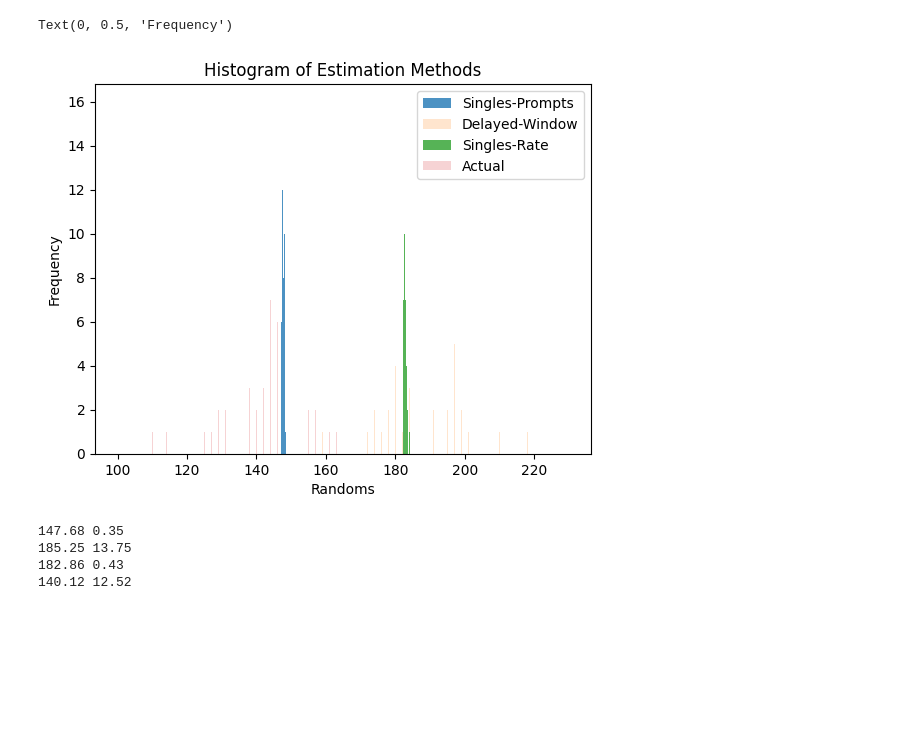
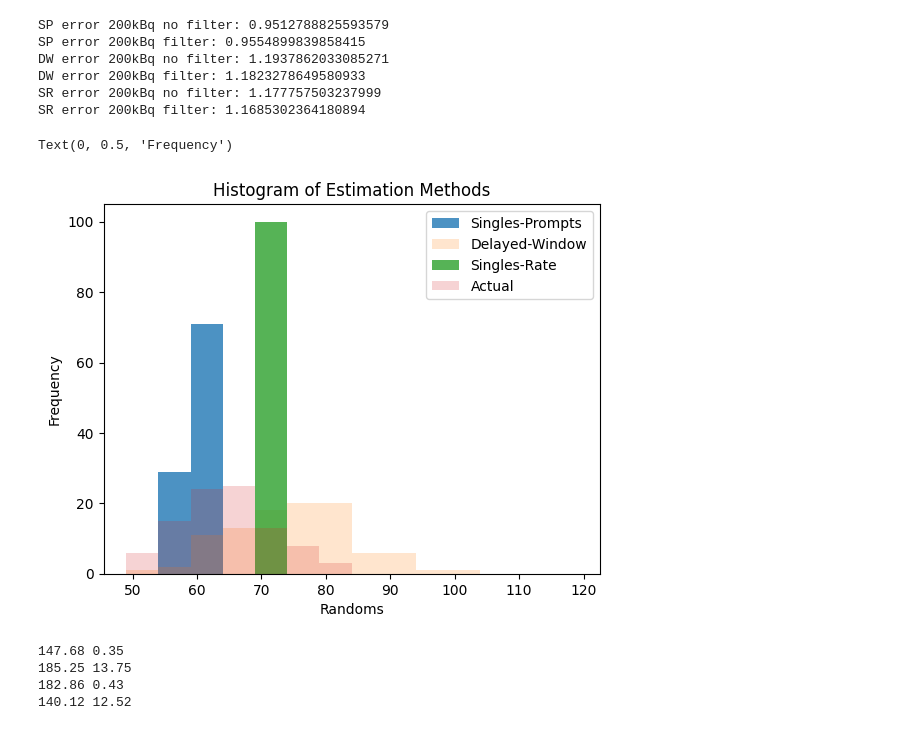
Before and after one commit to eeganr/petGATEsim, a Jupyter notebook: analysis/analysis.ipynb, the cells around one changed output. Drawn from its saved outputs; the diff is of its cells as text; code cells hidden in the pictures; blank space fills up the shorter version.

```diff
--- a/analysis/analysis.ipynb
+++ b/analysis/analysis.ipynb
@@ -5,5 +5,15 @@ import matplotlib.pyplot as plt
 from scipy.optimize import curve_fit
 from scipy.special import factorial
 import scipy.stats as stats
-import math
+import paramiko
+from getpass import getpass
 %matplotlib inline
+FILE_PREFIX = '/home/users/eeganr/petGATEsim/analysis/'
+# %%
+ssh = paramiko.SSHClient()
+ssh.set_missing_host_key_policy(paramiko.AutoAddPolicy())
+ssh.connect('login.sherlock.stanford.edu', 22, 'eeganr', getpass("Password: "))
+key_auth = str(ssh.get_transport())
+if 'awaiting auth' in key_auth:
+    (ssh.get_transport()).auth_interactive_dumb('eeganr')
+sftp_client = ssh.open_sftp()
@@ -10,3 +30,8 @@ import math
+# %%
+def load_csv(filename):
+    remote_file = sftp_client.open(FILE_PREFIX + filename)
+    remote_file.prefetch()
+    return pd.read_csv(remote_file, index_col=0)
 # %%
-data = pd.read_csv('estimations.csv')
-data.drop(columns=['Unnamed: 0'], inplace=True)
+df200kBq = load_csv('estimates200kBq.csv')
+df200kBq_filter = load_csv('estimatesFilter200kBq.csv')
@@ -16,14 +40,28 @@ data['dw'] = data['dw']
+# %%
+print(f"SP error 200kBq no filter: {np.mean(df200kBq['sp'] / df200kBq['actual'])}")
+print(f"SP error 200kBq filter: {np.mean(df200kBq_filter['sp'] / df200kBq_filter['actual'])}")
+print(f"DW error 200kBq no filter: {np.mean(df200kBq['dw'] / df200kBq['actual'])}")
+print(f"DW error 200kBq filter: {np.mean(df200kBq_filter['dw'] / df200kBq_filter['actual'])}")
+print(f"SR error 200kBq no filter: {np.mean(df200kBq['sr'] / df200kBq['actual'])}")
+print(f"SR error 200kBq filter: {np.mean(df200kBq_filter['sr'] / df200kBq_filter['actual'])}")
+# %% [output]
+SP error 200kBq no filter: 0.9512788825593579
+SP error 200kBq filter: 0.9554899839858415
+DW error 200kBq no filter: 1.1937862033085271
+DW error 200kBq filter: 1.1823278649580933
+SR error 200kBq no filter: 1.177757503237999
+SR error 200kBq filter: 1.1685302364180894
 # %%
-bins = np.arange(100, 230, 5)
-plt.hist(data['sp'], bins=bins, alpha = 0.8)
-plt.hist(data['dw'], bins=bins, alpha = 0.2)
-plt.hist(data['sr'], bins=bins, alpha = 0.8)
-plt.hist(data['actual'], bins=bins, alpha = 0.2)
+bins = np.arange(49, 120, 5)
+plt.hist(df200kBq['sp'], bins=bins, alpha = 0.8)
+plt.hist(df200kBq['dw'], bins=bins, alpha = 0.2)
+plt.hist(df200kBq['sr'], bins=bins, alpha = 0.8)
+plt.hist(df200kBq['actual'], bins=bins, alpha = 0.2)
 plt.legend(['Singles-Prompts', 'Delayed-Window', 'Singles-Rate', 'Actual'])
 plt.title('Histogram of Estimation Methods')
 plt.xlabel('Randoms')
 plt.ylabel('Frequency')
 # %% [output]
 Text(0, 0.5, 'Frequency')
-[figure, old version]
+[figure, new version]
 # %%
```
Also changed, not shown: parts of 8 cells of this notebook, 11 other files.
